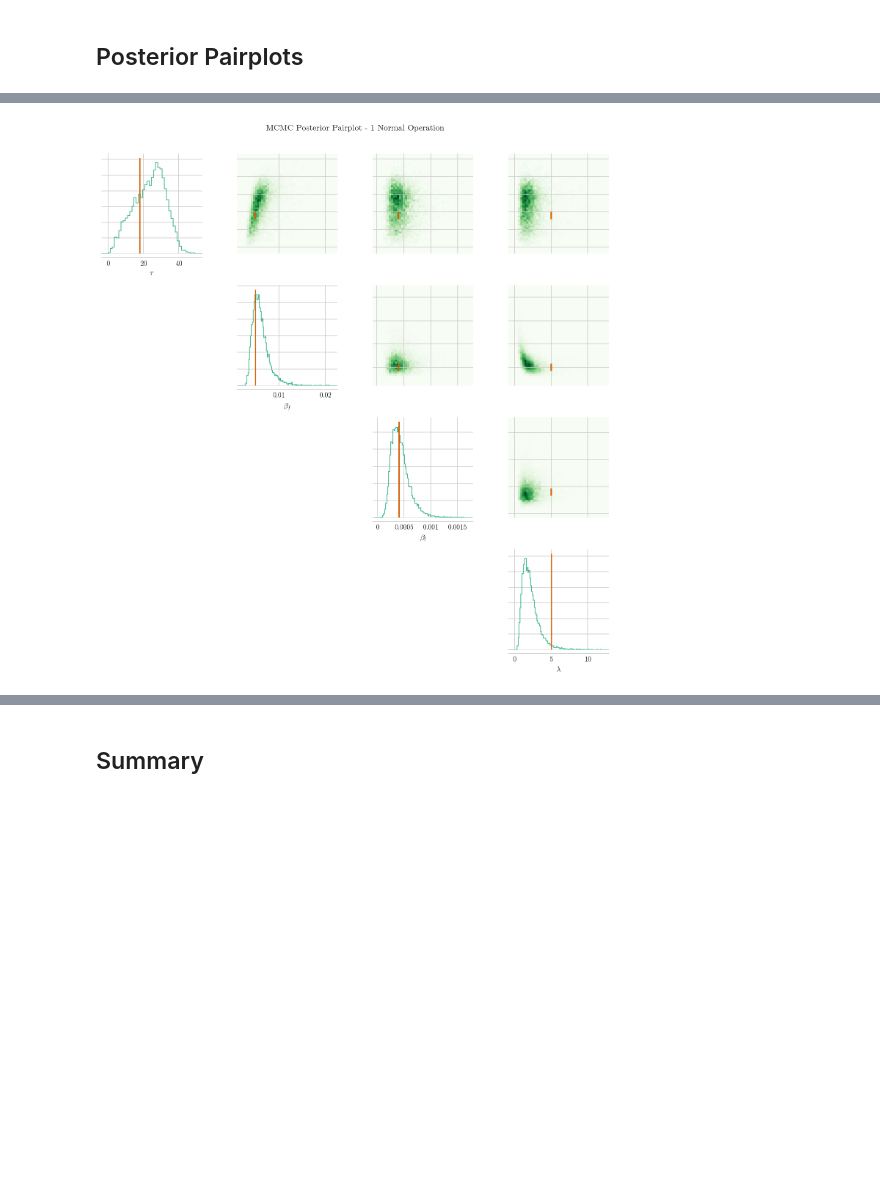
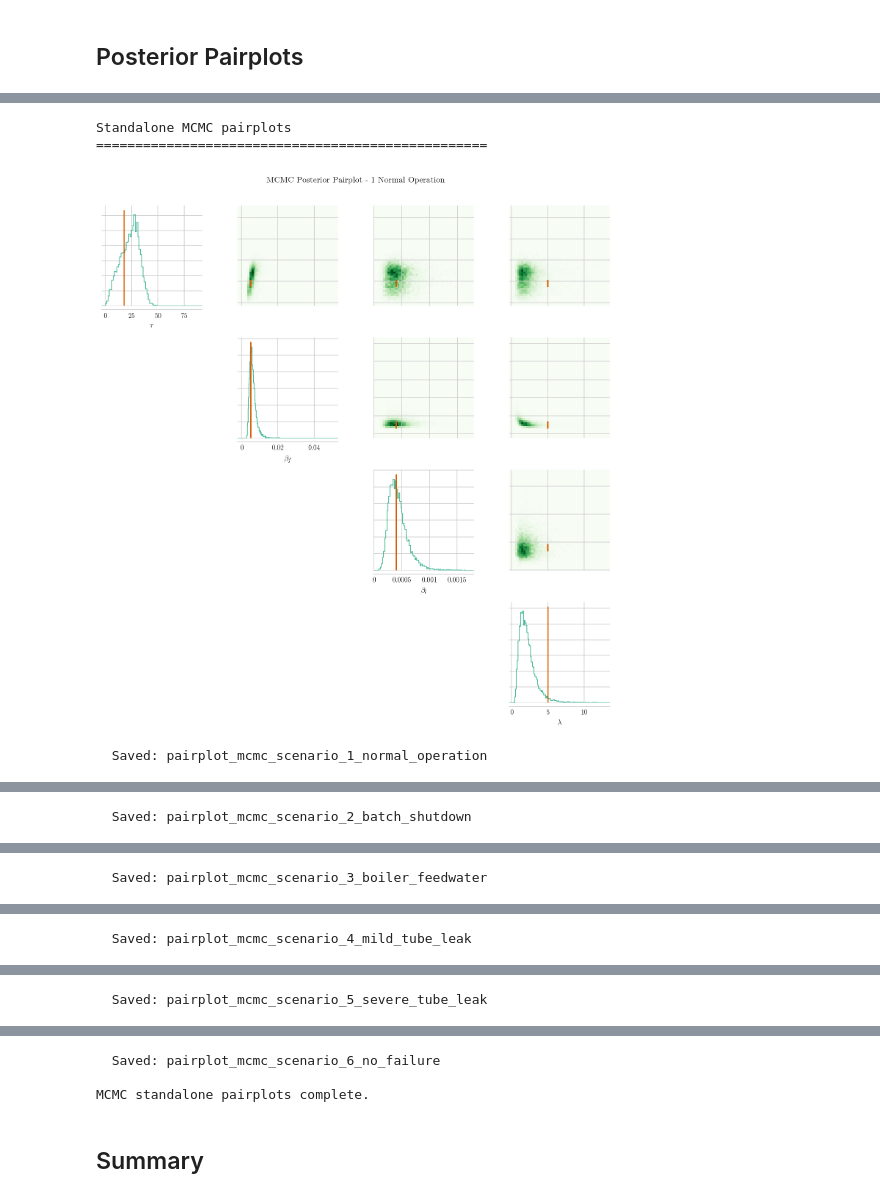
Before and after one commit to petercollett-cognite/sbi_mcmc_heat_exchanger, a Jupyter notebook: notebooks/04_multi_sample_study.ipynb, the cells around one changed output, grey strips where cells are left out. Drawn from its saved outputs; the diff is of its cells as text; code cells hidden in the pictures; blank space fills up the shorter version.

```diff
--- a/notebooks/04_multi_sample_study.ipynb
+++ b/notebooks/04_multi_sample_study.ipynb
@@ -676,6 +676,20 @@ from sbi.analysis import pairplot as sbi_pairplot
 from matplotlib.patches import Patch
 
 REPEAT_IDX = 0  # Change to view a different noise realisation (0-499)
+
+PARAM_KEYS = ["tau_samples", "beta_f_samples", "beta_l_samples", "lambda_rate_samples"]
+
+shared_limits = {}
+for scenario_name in ACTIVE_SCENARIOS:
+    sbi = sbi_results[scenario_name]
+    mcmc = mcmc_results[scenario_name]
+    limits = []
+    for key in PARAM_KEYS:
+        all_vals = np.concatenate([sbi[key][REPEAT_IDX], mcmc[key][REPEAT_IDX]])
+        lo, hi = float(all_vals.min()), float(all_vals.max())
+        pad = 0.05 * (hi - lo) if hi > lo else 0.1
+        limits.append([lo - pad, hi + pad])
+    shared_limits[scenario_name] = limits
 
 for scenario_name in ACTIVE_SCENARIOS:
     config = SCENARIO_CONFIGS[scenario_name]
@@ -701,6 +715,7 @@ for scenario_name in ACTIVE_SCENARIOS:
         torch.tensor(sbi_samples, dtype=torch.float32),
         points=torch.tensor(true_point, dtype=torch.float32),
         labels=labels_sbi,
+        limits=shared_limits[scenario_name],
         upper="hist",
         diag="hist",
         figsize=(10, 10),
@@ -737,31 +762,35 @@ for scenario_name in ACTIVE_SCENARIOS:
     ])
 
     true_point = np.array([[
         config["tau"],
         config["beta_f"],
         config["beta_l"],
         config["lambda_rate"],
     ]])
     labels_mcmc = [r"$\tau$", r"$\beta_f$", r"$\beta_l$", r"$\lambda$"]
 
     fig, _ = sbi_pairplot(
         torch.tensor(mcmc_samples, dtype=torch.float32),
         points=torch.tensor(true_point, dtype=torch.float32),
         labels=labels_mcmc,
+        limits=shared_limits[scenario_name],
         upper="hist",
         diag="hist",
         figsize=(10, 10),
         diag_kwargs={"mpl_kwargs": {"color": MCMC_COLOR, "alpha": 0.7}},
         upper_kwargs={"mpl_kwargs": {"cmap": "Greens"}},
         fig_kwargs={
             "points_colors": [TRUE_COLOR],
             "points_offdiag": {"marker": "|", "markersize": 10, "markeredgewidth": 2},
             "legend": False,
         },
     )
     fig.suptitle(f"MCMC Posterior Pairplot - {label}", y=1.01, fontsize=11)
     plt.tight_layout()
     save_fig(fig, figures_dir / f"pairplot_mcmc_{scenario_name}")
     plt.show()
 # %% [output]
+Standalone MCMC pairplots
+==================================================
-[figure, old version]
+[figure, new version]
+  Saved: pairplot_mcmc_scenario_1_normal_operation
@@ -768,0 +798 @@ for scenario_name in ACTIVE_SCENARIOS:
+  Saved: pairplot_mcmc_scenario_2_batch_shutdown
@@ -769,0 +800 @@ for scenario_name in ACTIVE_SCENARIOS:
+  Saved: pairplot_mcmc_scenario_3_boiler_feedwater
@@ -770,0 +802 @@ for scenario_name in ACTIVE_SCENARIOS:
+  Saved: pairplot_mcmc_scenario_4_mild_tube_leak
@@ -771,0 +804 @@ for scenario_name in ACTIVE_SCENARIOS:
+  Saved: pairplot_mcmc_scenario_5_severe_tube_leak
@@ -773,3 +806,6 @@ for scenario_name in ACTIVE_SCENARIOS:
+  Saved: pairplot_mcmc_scenario_6_no_failure
+
+MCMC standalone pairplots complete.
 # %% [markdown]
 ## Summary
 # %%
```
Also changed, not shown: parts of 2 cells of this notebook, 24 other files.
